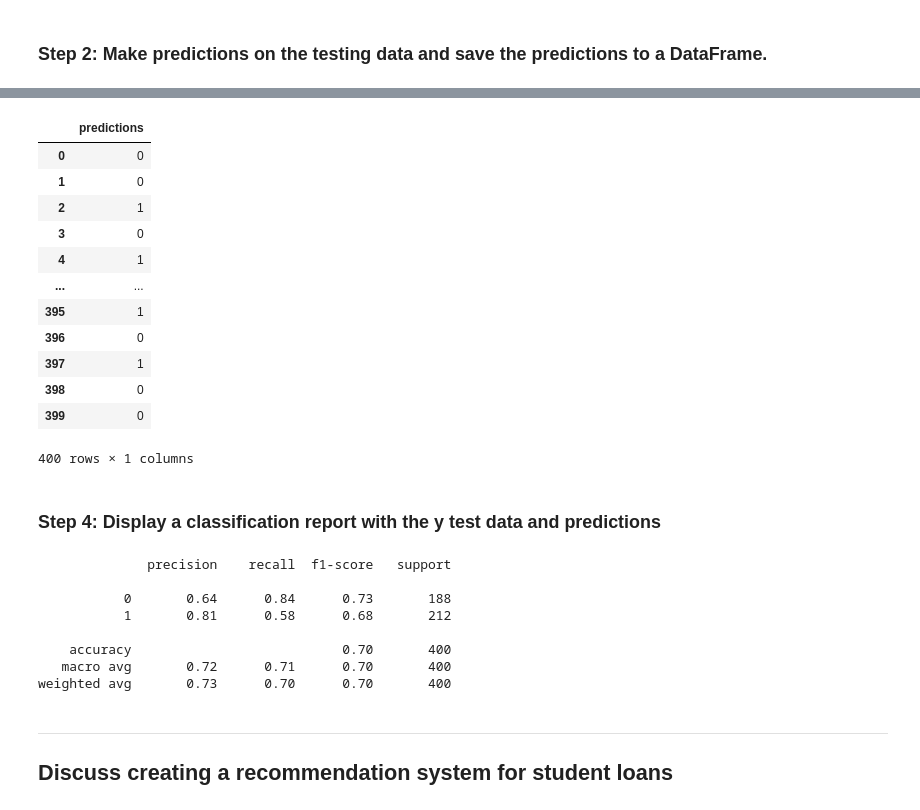
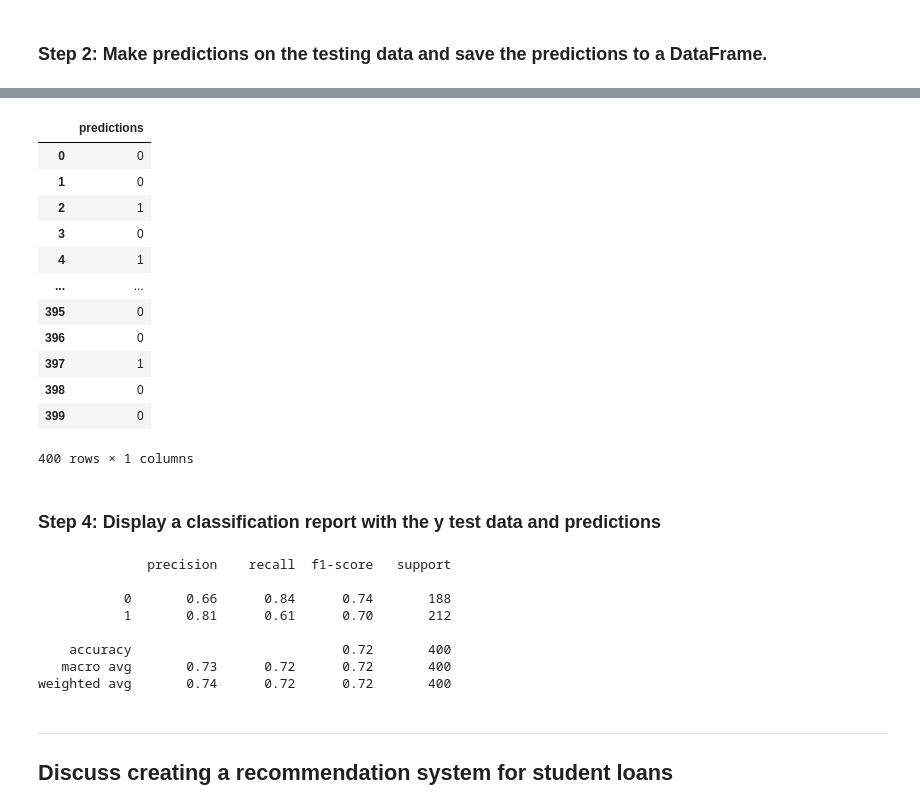
Before and after one commit to Kaidon04/neural-network-challenge-1, a Jupyter notebook: student_loans_with_deep_learning.ipynb, the cells around one changed output, grey strips where cells are left out. Saved outputs shown, nothing was run; the diff lists cells and outputs as text; code cells hidden in the pictures.

```diff
--- a/student_loans_with_deep_learning.ipynb
+++ b/student_loans_with_deep_learning.ipynb
@@ -219,7 +227,7 @@ nn_imported = tf.keras.models.load_model(file_path)
 ### Step 2: Make predictions on the testing data and save the predictions to a DataFrame.
 # %%
 # Make predictions with the test data
-predictions = nn_imported.predict(X_test)
+predictions = nn_imported.predict(test_scaled)
 
 # Display a sample of the predictions
 predictions[:5]
@@ -233,19 +241,19 @@ array([[0.44126478],
 # %%
 # Save the predictions to a DataFrame and round the predictions to binary results
-binary_predictions = (predictions > 0.5).astype(int)
+binary_predictions = (predictions > 0.6).astype(int)
 
 # Create a DataFrame from the binary predictions
 prediction_df = pd.DataFrame(binary_predictions, columns=["predictions"])
 prediction_df
 # %% [output]
 |  | predictions |
 | 0 | 0 |
 | 1 | 0 |
 | 2 | 1 |
 | 3 | 0 |
 | 4 | 1 |
 | ... | ... |
-| 395 | 1 |
+| 395 | 0 |
 | 396 | 0 |
 | 397 | 1 |
 | 398 | 0 |
@@ -259,12 +267,12 @@ print(classification_report(y_test, binary_predictions))
 # %% [output]
               precision    recall  f1-score   support
 
-           0       0.64      0.84      0.73       188
-           1       0.81      0.58      0.68       212
+           0       0.66      0.84      0.74       188
+           1       0.81      0.61      0.70       212
 
-    accuracy                           0.70       400
-   macro avg       0.72      0.71      0.70       400
-weighted avg       0.73      0.70      0.70       400
+    accuracy                           0.72       400
+   macro avg       0.73      0.72      0.72       400
+weighted avg       0.74      0.72      0.72       400
 # %% [markdown]
 ---
 ## Discuss creating a recommendation system for student loans
```
Also changed, not shown: parts of 7 cells of this notebook, 2 other files.
